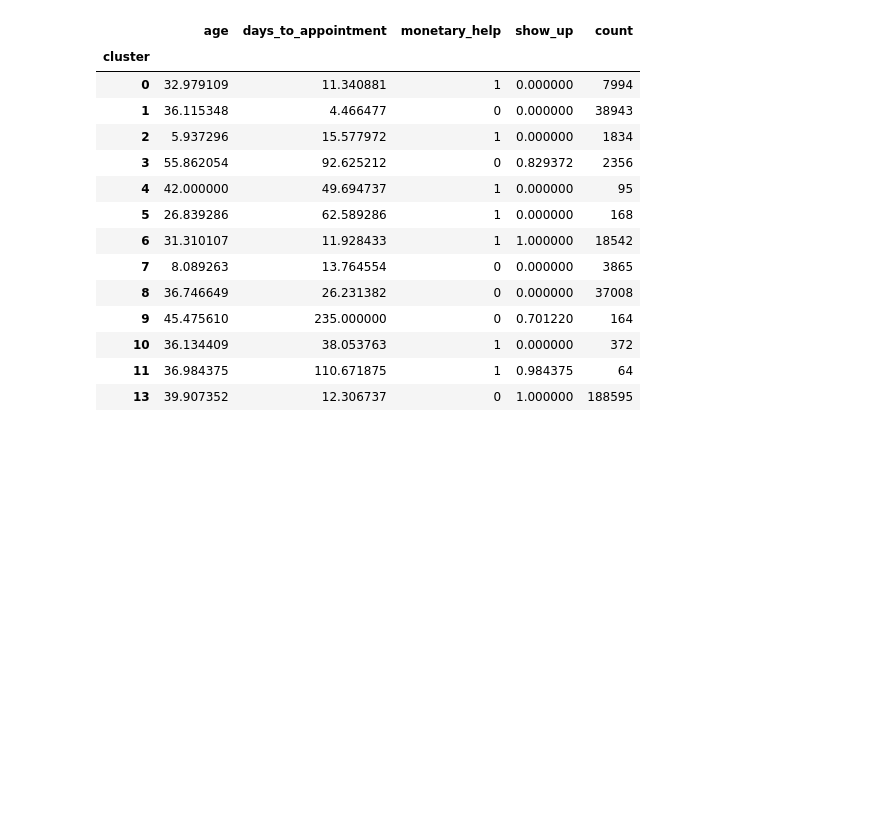
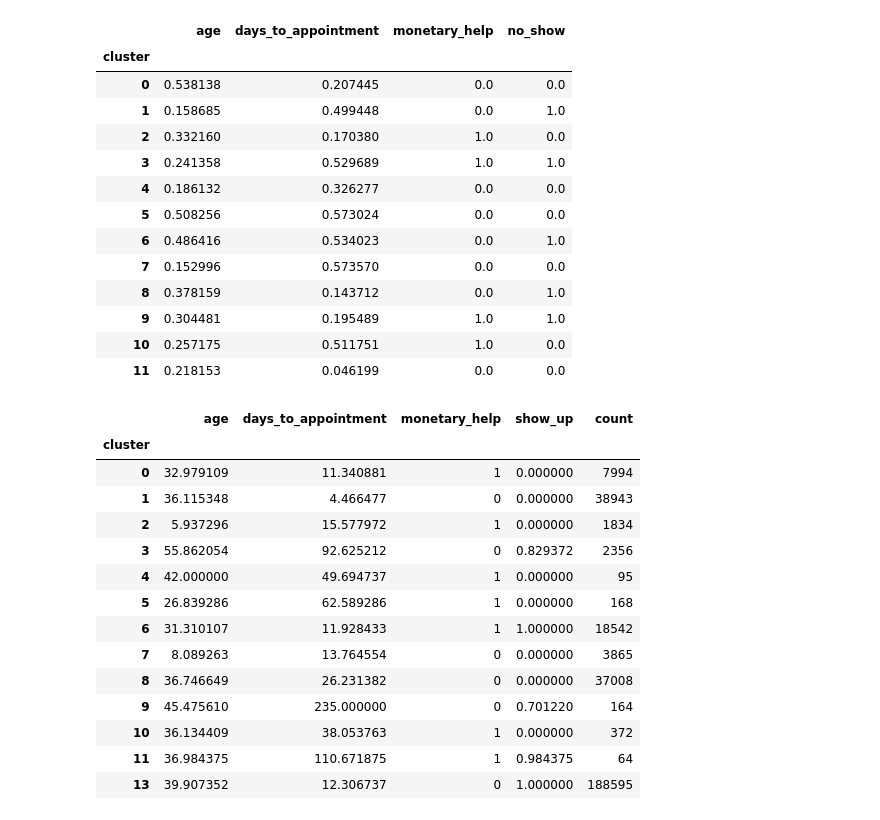
Before and after one commit to edvalente/mlnd-capstone-project, a Jupyter notebook: notebooks/unsupervised.ipynb, the cells around one changed output. Cells and saved outputs as stored; diff of their text form; code cells hidden in the pictures; blank space fills up the shorter version.

```diff
--- a/notebooks/unsupervised.ipynb
+++ b/notebooks/unsupervised.ipynb
@@ -34,3 +34,10 @@ y_test = minimal_train_test_data['y_test']
 X_test_zero = zero_sample.drop('show_up', axis=1)
 y_test_zero = zero_sample.loc[:, 'show_up']
 y_test_zero[0] = 1 # Inserts an 1 so that doesn't mess with metrics
+# %%
+import pandas as pd
+import pickle
+from helper import preprocess_minimal_data
+
+minimal_data = pd.read_csv('../data/minimal_data.csv')
+X_train, X_test, y_train, y_test, cluster_train, cluster_test, normalizer = preprocess_minimal_data(minimal_data)
@@ -61,12 +100,13 @@ for i in range(2, 15):
 from sklearn.mixture import GaussianMixture
 from sklearn.metrics import silhouette_score
 
-clusterer = GaussianMixture(n_components=14).fit(minimal_data)
+data = normalizer.transform(cluster_train)
+clusterer = GaussianMixture(n_components=12).fit(data)
 centers = clusterer.means_
 
-preds = clusterer.predict(minimal_data)
+preds = clusterer.predict(data)
 
-clustered_data = minimal_data.assign(cluster = pd.Series(preds))
+clustered_data = pd.DataFrame(data, columns=cluster_train.columns).assign(cluster = pd.Series(preds))
 
-preds_proba = clusterer.predict_proba(minimal_sample)
-preds_deter = clusterer.predict(minimal_sample)
+preds_proba = clusterer.predict_proba(data)
+preds_deter = clusterer.predict(data)
@@ -73,3 +129,21 @@ preds_deter = clusterer.predict(minimal_sample)
+# %%
+pivot = clustered_data.pivot_table(index='cluster', values = ['age', 'days_to_appointment', 'monetary_help', 'no_show'], aggfunc='mean')
+pivot
+# %% [output]
+|  | age | days_to_appointment | monetary_help | no_show |
+| cluster |  |  |  |  |
+| 0 | 0.538138 | 0.207445 | 0.0 | 0.0 |
+| 1 | 0.158685 | 0.499448 | 0.0 | 1.0 |
+| 2 | 0.332160 | 0.170380 | 1.0 | 0.0 |
+| 3 | 0.241358 | 0.529689 | 1.0 | 1.0 |
+| 4 | 0.186132 | 0.326277 | 0.0 | 0.0 |
+| 5 | 0.508256 | 0.573024 | 0.0 | 0.0 |
+| 6 | 0.486416 | 0.534023 | 0.0 | 1.0 |
+| 7 | 0.152996 | 0.573570 | 0.0 | 0.0 |
+| 8 | 0.378159 | 0.143712 | 0.0 | 1.0 |
+| 9 | 0.304481 | 0.195489 | 1.0 | 1.0 |
+| 10 | 0.257175 | 0.511751 | 1.0 | 0.0 |
+| 11 | 0.218153 | 0.046199 | 0.0 | 0.0 |
 # %%
 mutual_features = ['age', 'days_to_appointment', 'monetary_help']
 pivot = clustered_data.pivot_table(index='cluster', values=mutual_features + ['show_up'], aggfunc='mean')
```
Also changed, not shown: parts of 4 cells of this notebook, 3 other files.
